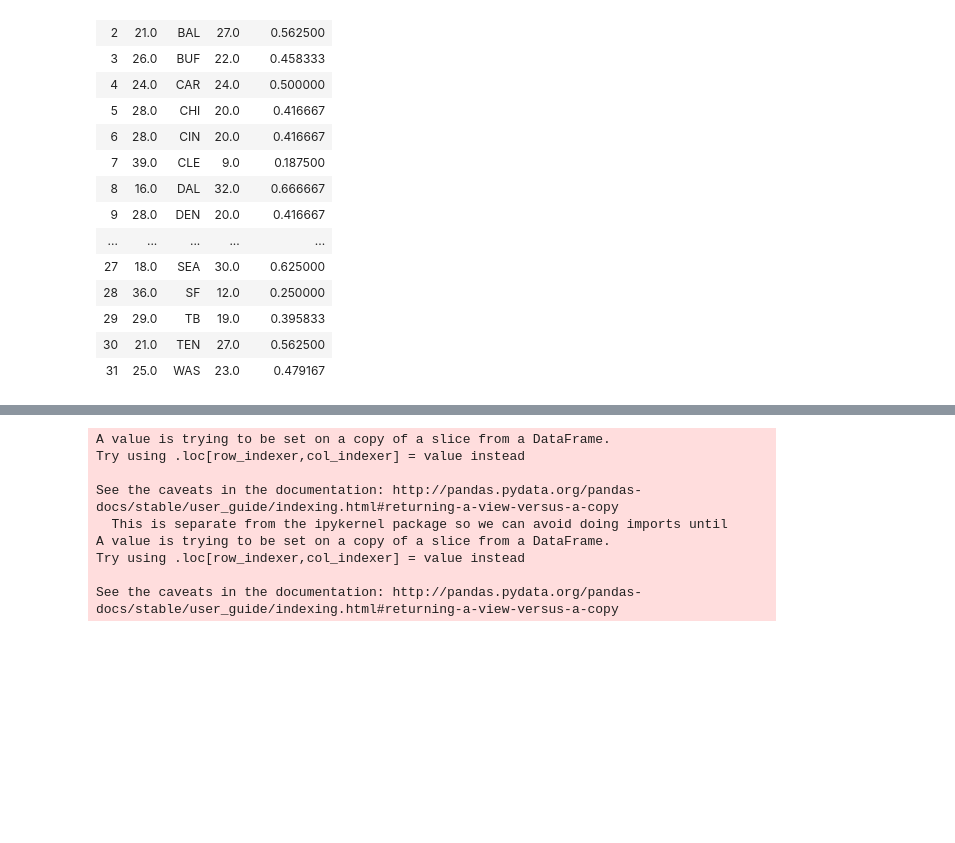
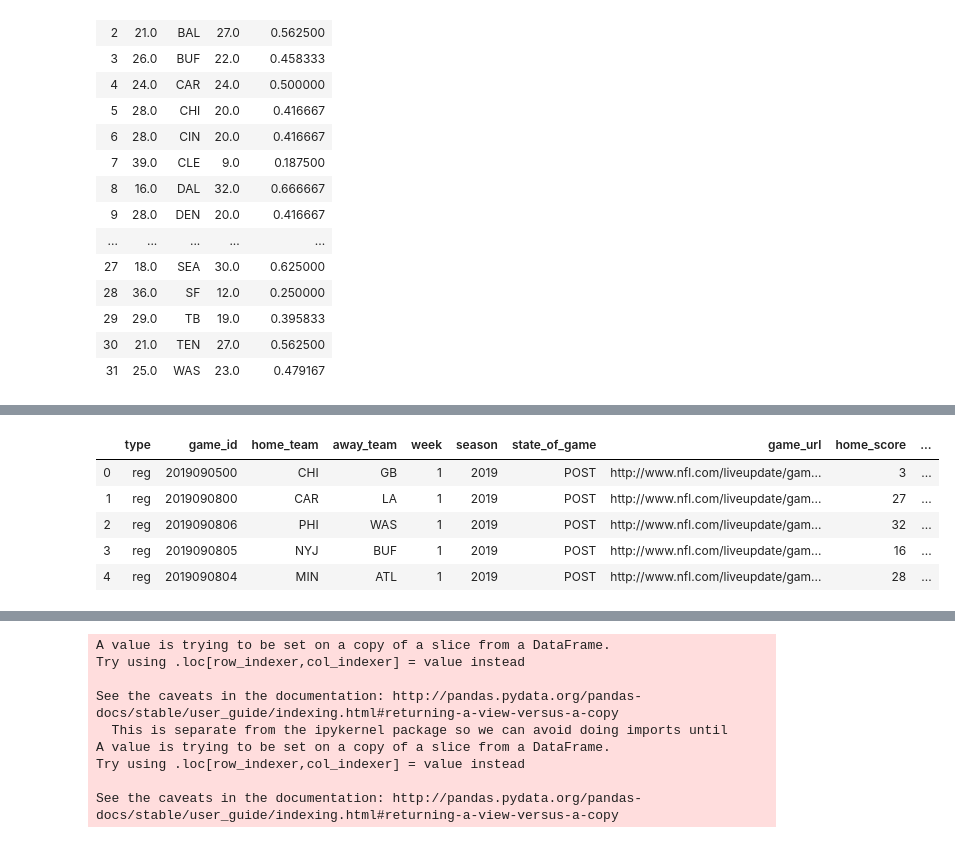
Before and after one commit to sdh12345/nflscrapR-data, a Jupyter notebook: games_data/regular_season/2018 manipulations.ipynb, the cells around one changed output, grey strips where cells are left out. Cells and saved outputs as stored; diff of their text form; code cells hidden in the pictures; blank space fills up the shorter version.

```diff
--- a/games_data/regular_season/2018 manipulations.ipynb
+++ b/games_data/regular_season/2018 manipulations.ipynb
@@ -329,3 +296,12 @@ See the caveats in the documentation: http://pandas.pydata.org/pandas-docs/stabl
+# %%
+df_csv2019.head()
+# %% [output]
+|  | type | game_id | home_team | away_team | week | season | state_of_game | game_url | home_score | ... |
+| 0 | reg | 2019090500 | CHI | GB | 1 | 2019 | POST | http://www.nfl.com/liveupdate/gam... | 3 | ... |
+| 1 | reg | 2019090800 | CAR | LA | 1 | 2019 | POST | http://www.nfl.com/liveupdate/gam... | 27 | ... |
+| 2 | reg | 2019090806 | PHI | WAS | 1 | 2019 | POST | http://www.nfl.com/liveupdate/gam... | 32 | ... |
+| 3 | reg | 2019090805 | NYJ | BUF | 1 | 2019 | POST | http://www.nfl.com/liveupdate/gam... | 16 | ... |
+| 4 | reg | 2019090804 | MIN | ATL | 1 | 2019 | POST | http://www.nfl.com/liveupdate/gam... | 28 | ... |
 # %%
 def try_different_advantages (df_total, df_year, increment_home, total_adj, home_minus_away, starting_adj):
     df_return = pd.DataFrame()
```
Also changed, not shown: parts of 6 cells of this notebook.
